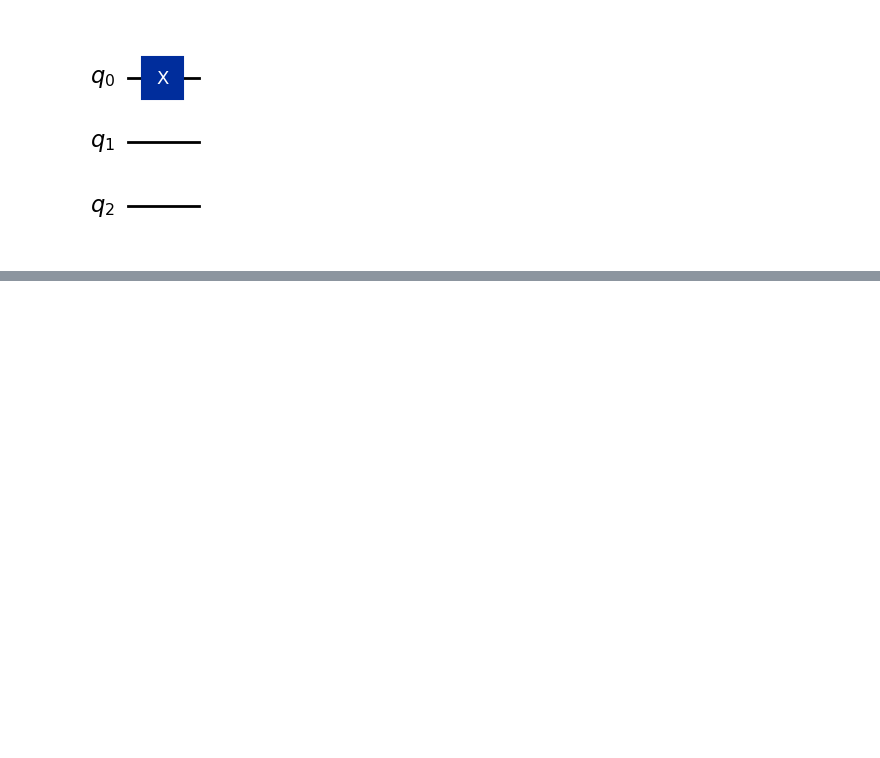
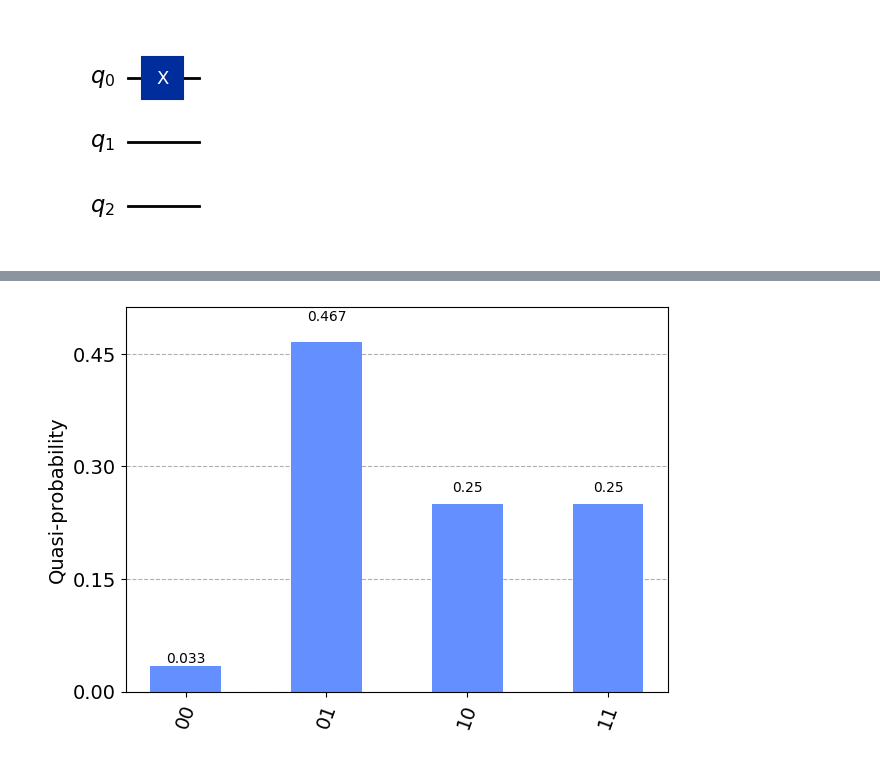
Before and after one commit to dawn-cmd/Quantum_Algorithm, a Jupyter notebook: Variational Algorithm Design/reference_states.ipynb, the cells around one changed output, grey strips where cells are left out. Drawn from its saved outputs; the diff is of its cells as text; code cells hidden in the pictures; blank space fills up the shorter version.

```diff
--- a/Variational Algorithm Design/reference_states.ipynb
+++ b/Variational Algorithm Design/reference_states.ipynb
@@ -9,0 +39,6 @@ qc.draw("mpl")
+# %%
+results = Sampler().run(reference_circuit, shot=100).result()
+statistics = results.quasi_dists[0].binary_probabilities()
+display(plot_histogram(statistics))
+# %% [output]
+[figure, added]
```
Also changed, not shown: parts of 5 cells of this notebook.
